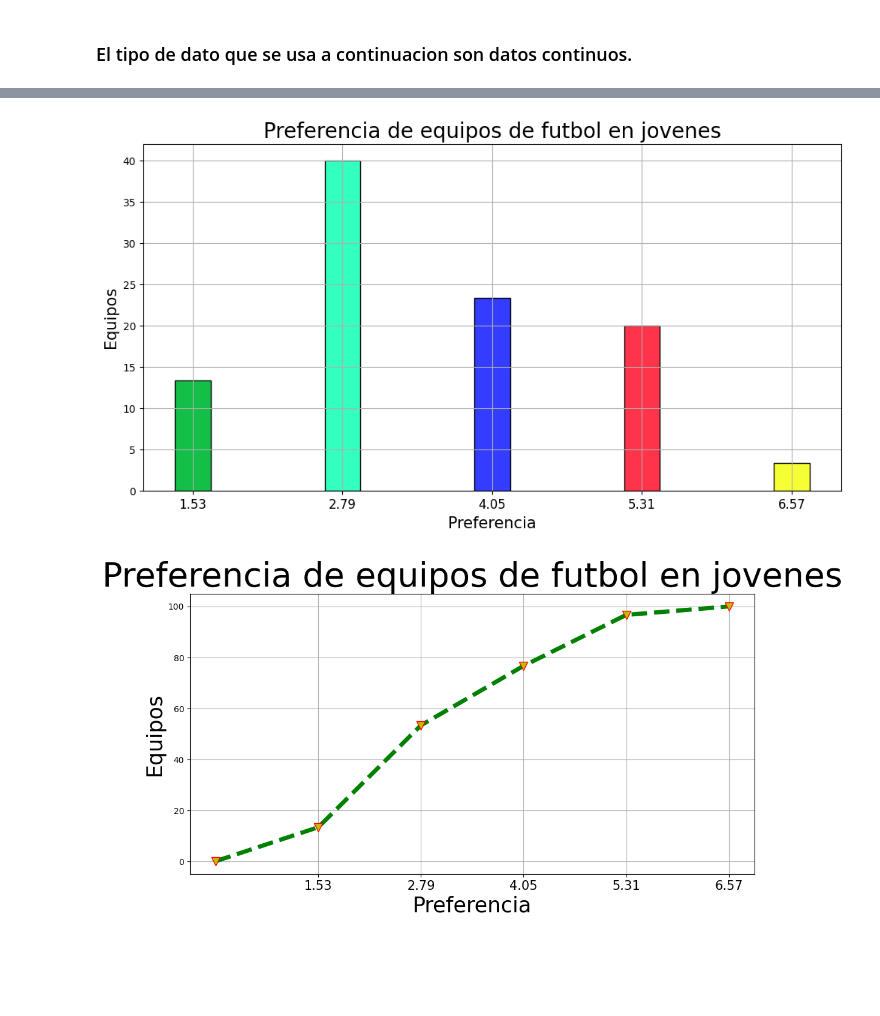
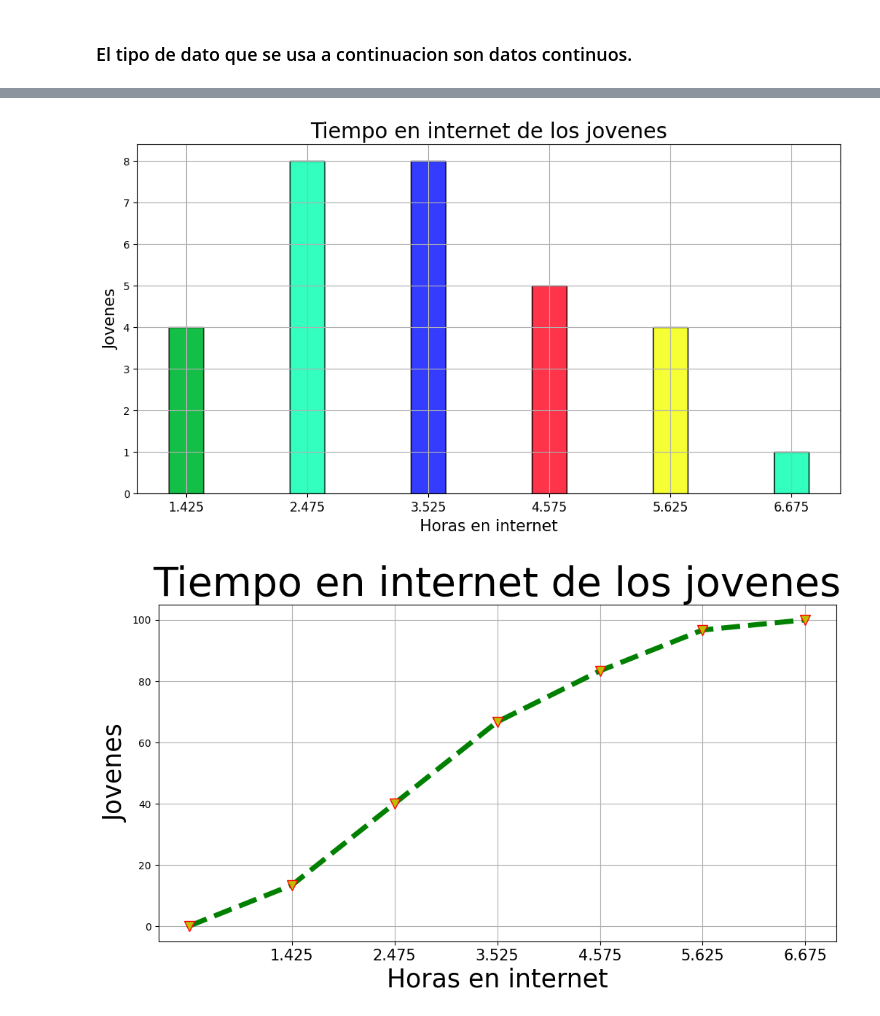
Before and after one commit to imac22/JMOE_Verano_2024_T1, a Jupyter notebook: JMOE.ipynb, the cells around one changed output, grey strips where cells are left out. Cells and saved outputs as stored; diff of their text form; code cells hidden in the pictures; blank space fills up the shorter version.

Commit message:
Ejercicio 12, seccion a: Se agrego el histograma usando seis clases

```diff
--- a/JMOE.ipynb
+++ b/JMOE.ipynb
@@ -149,7 +150,9 @@ datos = [
 
 datosOrd = i.ordenar_asc(datos) #Ordena los datos del arreglo principal
 
-lim_inf, lim_sup, mrks = c.clases_grouped(datosOrd) #Calcula los limites inferiores, superiores y las marcas de clase
+lim_inf, lim_sup, mrks, nclases = c.clases_grouped(datosOrd) #Calcula los limites inferiores, superiores y las marcas de clase
+
+print(nclases)
 
 #Impresion de datos
 print("Límites Inferiores:", lim_inf)
@@ -166,6 +169,11 @@ tbl = esc.tabla_grouped(lim_inf, lim_sup, mrks, freq_absoluta, freq_relativa, fr
 
 print(tbl) #Imprime la tabla
 
-histograma = ca.plot_hist(clases, freq_relativa, mrks, labelx, labely, titulo)
+# Definicion de 'titulos'
+labelx = "Horas en internet"
+labely = "Jovenes"
+titulo = "Tiempo en internet de los jovenes"
+
+histograma = ca.plot_hist(clases, freq_absoluta, mrks, labelx, labely, titulo)
 ojiva = at.plot_ojiva(clases, frecuencia_acumulada, mrks, labelx, labely, titulo)
 # %% [output]
@@ -189,2 +200,2 @@ Datos Ordenados: [0.9, 1.1, 1.7, 1.9, 2.2, 2.3, 2.5, 2.5, 2.6, 2.7, 2.8, 2.9, 3.
-[figure, old version]
+[figure, new version]
-[figure, old version]
+[figure, new version]
```
Also changed, not shown: parts of 4 cells of this notebook, 1 other file.
